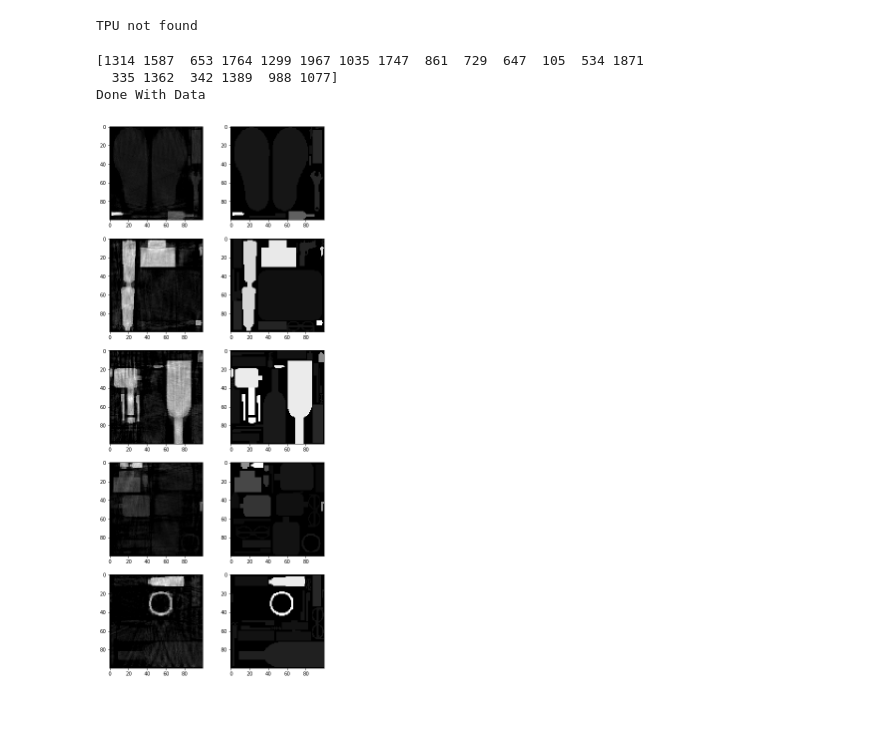
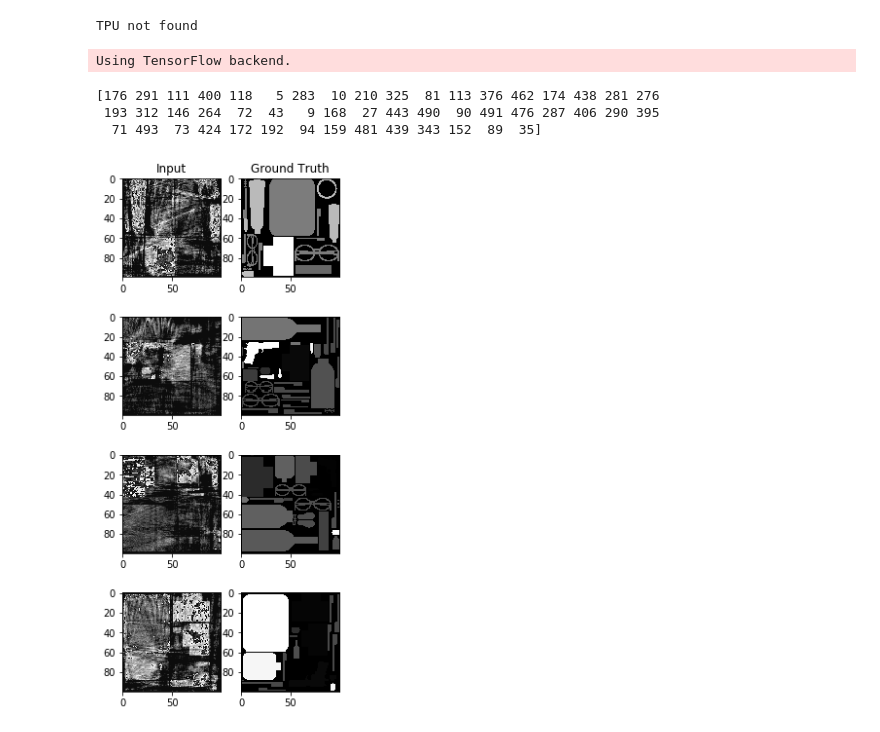
Before and after one commit to amasoudi1/U-NET-For-RFG-System, a Jupyter notebook: UNET_Fixed_Gantry2.ipynb, the cells around one changed output. Drawn from its saved outputs; the diff is of its cells as text; code cells hidden in the pictures.

```diff
--- a/UNET_Fixed_Gantry2.ipynb
+++ b/UNET_Fixed_Gantry2.ipynb
@@ -64,6 +72,7 @@ import keras.backend as K
 from keras.callbacks import LearningRateScheduler, ModelCheckpoint ,Callback
 from keras.initializers import *
 
+import cv2
 import numpy as np
 import scipy.io as sc
 import os
@@ -76,62 +85,72 @@ import matplotlib.pyplot as plt
 
 #np.random.seed(0)
 #tf.set_random_seed(0)
 #print(tf.VERSION)
 #print(tf.keras.__version__)
 
 
-train_images = np.zeros(shape=(1800,100,100,1))
-train_labels = np.zeros(shape=(1800,100,100,1))
+train_images = np.zeros(shape=(450,100,100,1))
+train_labels = np.zeros(shape=(450,100,100,1))
 
-test_images = np.zeros(shape=(200,100,100,1))
-test_labels = np.zeros(shape=(200,100,100,1))
+test_images = np.zeros(shape=(50,100,100,1))
+test_labels = np.zeros(shape=(50,100,100,1))
 
-indx = np.arange(2000)
+indx = np.arange(500)
 np.random.shuffle(indx)
-print(indx[1980:2000])
+print(indx[450:500])
 
-# --- get training data ---
-images_location = "./data_reconstruction/"
-labels_location = "./data_label/"
+#################################################### --- get training data ---
+images_location = "./data_reconstruction_noisy/"
+labels_location = "./data_label_noisy/"
 
-for i in range(1800):
-    image_temp = sc.loadmat(images_location + str(indx[i]+1) + ".mat")
+for i in range(450):
+    image_temp = sc.loadmat(images_location + str(4*indx[i]+1) + ".mat")
     train_images[i,:,:]   = np.expand_dims(np.array(image_temp['r']),axis=2)
 
-    label_temp = sc.loadmat(labels_location + str(indx[i]+1) + ".mat")
+    label_temp = sc.loadmat(labels_location + str(4*indx[i]+1) + ".mat")
     train_labels[i,:,:]   = np.expand_dims(np.array(label_temp['t']),axis=2)
 
 
-# --- get test data ---
-#images_location = "./test_rec_conv_rfg_100/"
-#labels_location = "./test_label_conv_rfg_100/"
+#################################################### --- get test data ---
 
 counter = 0
-for i in range(1800,2000):
-    image_temp = sc.loadmat(images_location + str(indx[i]+1) + ".mat")
+for i in range(450,500):
+    image_temp = sc.loadmat(images_location + str(4*indx[i]+1) + ".mat")
     test_images[counter,:,:]   = np.expand_dims(np.array(image_temp['r']),axis=2)
 
-    label_temp = sc.loadmat(labels_location + str(indx[i]+1) + ".mat")
+    label_temp = sc.loadmat(labels_location + str(4*indx[i]+1) + ".mat")
     test_labels[counter,:,:]   = np.expand_dims(np.array(label_temp['t']),axis=2)
     counter += 1
 
 #train_images = 1*(train_images - train_images.min()) / (train_images.max() - train_images.min())
 #train_labels = 1*(train_labels - train_labels.min()) / (train_labels.max() - train_labels.min())
 
-print("Done With Data")
-fix, ax = plt.subplots(5,2, figsize=(8,20))
-for i in range(5):
-    ax[i,0].imshow(train_images[i,:,:,0], cmap='gray')
-    ax[i,1].imshow(train_labels[i,:,:,0], cmap='gray')
+
+########################################################### Adjusting Contrast
+def adjust_gamma(image, gamma=1.0):
+   invGamma = 1.0 / gamma
+   table = np.array([
+      ((i / 255.0) ** invGamma) * 255
+      for i in np.arange(0, 256)])
+   return cv2.LUT(image.astype(np.uint8), table.astype(np.uint8))
+
+########################################################### sample training data
+fix, ax = plt.subplots(4,2, figsize=(4,10))
+for i in range(4):
+    #ax[i,0].imshow(train_images[i,:,:,0], cmap='gray')
+    ax[i,0].imshow(adjust_gamma((train_images[i,:,:,0]), 1), cmap='gray')
+    ax[i,1].imshow(adjust_gamma((train_labels[i,:,:,0]), 1.5), cmap='gray')
+
+ax[0,0].set_title('Input')
+ax[0,1].set_title('Ground Truth')
+
 plt.show()
 
-#fix, ax = plt.subplots(1,2, figsize=(8,20))
-#ax[0].imshow(train_images[0,:,:,0], cmap='gray')
-#ax[1].imshow(train_labels[0,:,:,0], cmap='gray')
-#plt.show()
+################### Left Column : sample input, Right Column : sample label
 # %% [output]
-[1314 1587  653 1764 1299 1967 1035 1747  861  729  647  105  534 1871
-  335 1362  342 1389  988 1077]
-Done With Data
+Using TensorFlow backend.
+[176 291 111 400 118   5 283  10 210 325  81 113 376 462 174 438 281 276
+ 193 312 146 264  72  43   9 168  27 443 490  90 491 476 287 406 290 395
+  71 493  73 424 172 192  94 159 481 439 343 152  89  35]
-[figure, old version]
+[figure, new version]
 # %%
```
Also changed, not shown: parts of 10 cells of this notebook.
